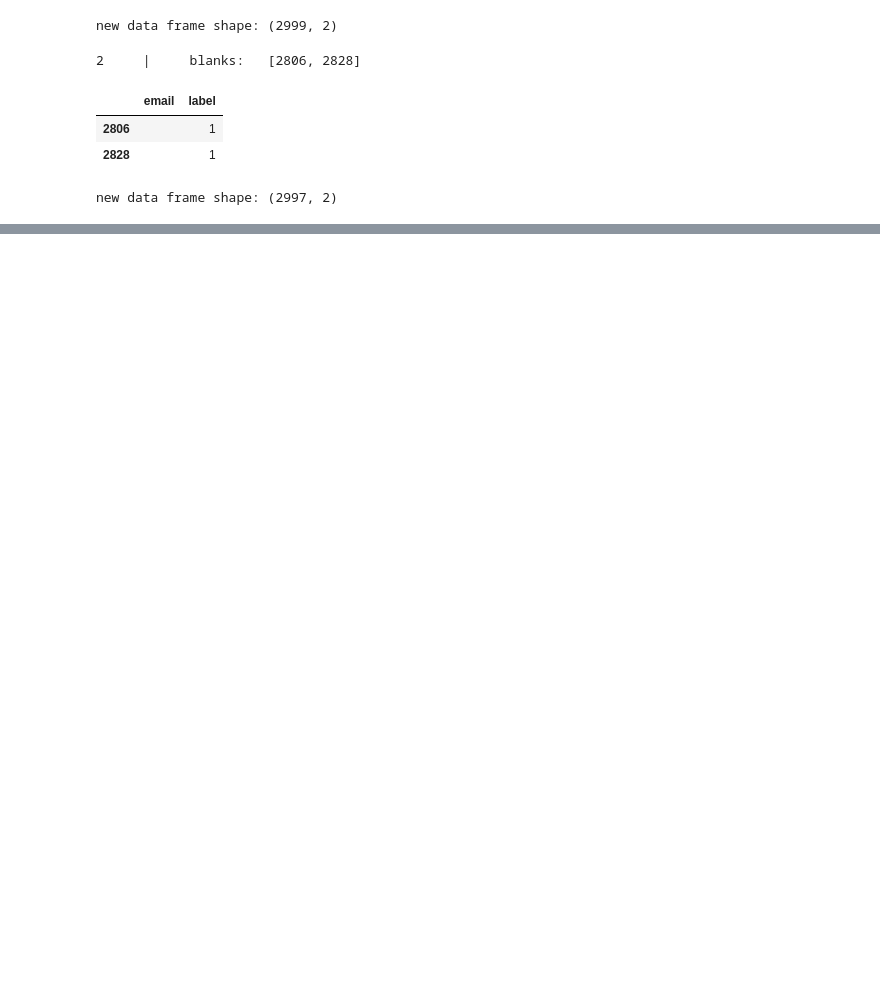
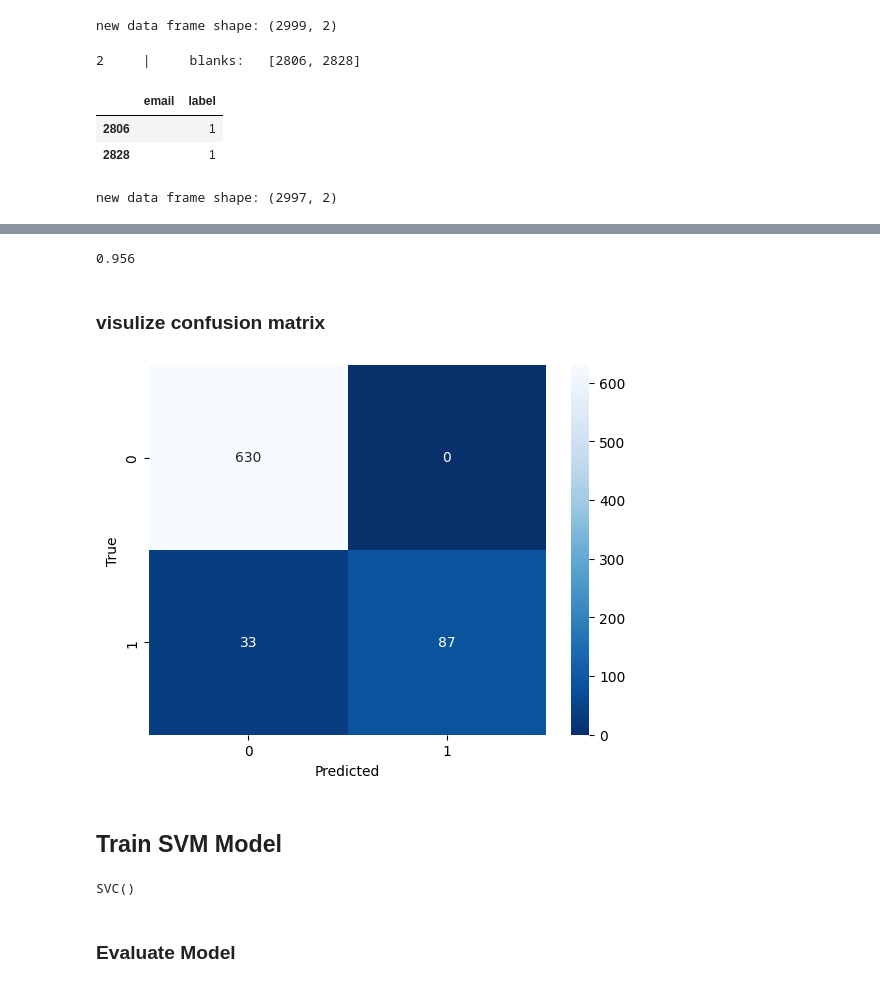
Before and after one commit to alinaeimiz/Spam_Detection, a Jupyter notebook: spam_detection.ipynb, the cells around one changed output, grey strips where cells are left out. Drawn from its saved outputs; the diff is of its cells as text; code cells hidden in the pictures; blank space fills up the shorter version.

```diff
--- a/spam_detection.ipynb
+++ b/spam_detection.ipynb
@@ -67,0 +114,7 @@ nl
+# %%
+# using Tfidf for vectorizing data frame
+from sklearn.feature_extraction.text import TfidfVectorizer
+
+tfidf = TfidfVectorizer()
+X = tfidf.fit_transform(df['email'])
+y = df['label']
@@ -67,0 +123,5 @@ nl
+# %%
+
+from sklearn.model_selection import train_test_split
+
+X_train, X_test, y_train, y_test = train_test_split(X, y, test_size=.25)
@@ -67,0 +132,5 @@ nl
+# %%
+from sklearn.linear_model import LogisticRegression
+
+clf = LogisticRegression(solver='lbfgs', max_iter=1000)
+clf.fit(X_train, y_train)
@@ -67,0 +139,2 @@ nl
+# %%
+y_ = clf.predict(X_test)
@@ -67,0 +156,28 @@ nl
+# %%
+from sklearn.metrics import accuracy_score
+accuracy_score(y_test, y_)
+# %% [output]
+0.956
+# %% [markdown]
+### visulize confusion matrix
+# %%
+from sklearn.metrics import confusion_matrix, ConfusionMatrixDisplay
+import seaborn as sns
+cm = confusion_matrix(y_test, y_)
+cm_display = ConfusionMatrixDisplay(confusion_matrix=cm, display_labels=[0, 1])
+sns.heatmap(cm, annot=True, fmt=".0f", cmap = 'Blues_r')
+plt.xlabel('Predicted')
+plt.ylabel('True')
+plt.show()
+# %% [output]
+[figure, added]
+# %% [markdown]
+## Train SVM Model
+# %%
+from sklearn.svm import SVC
+svm = SVC()
+svm.fit(X_train, y_train)
+# %% [output]
+SVC()
+# %% [markdown]
+### Evaluate Model
```
Also changed, not shown: parts of 23 cells of this notebook.
